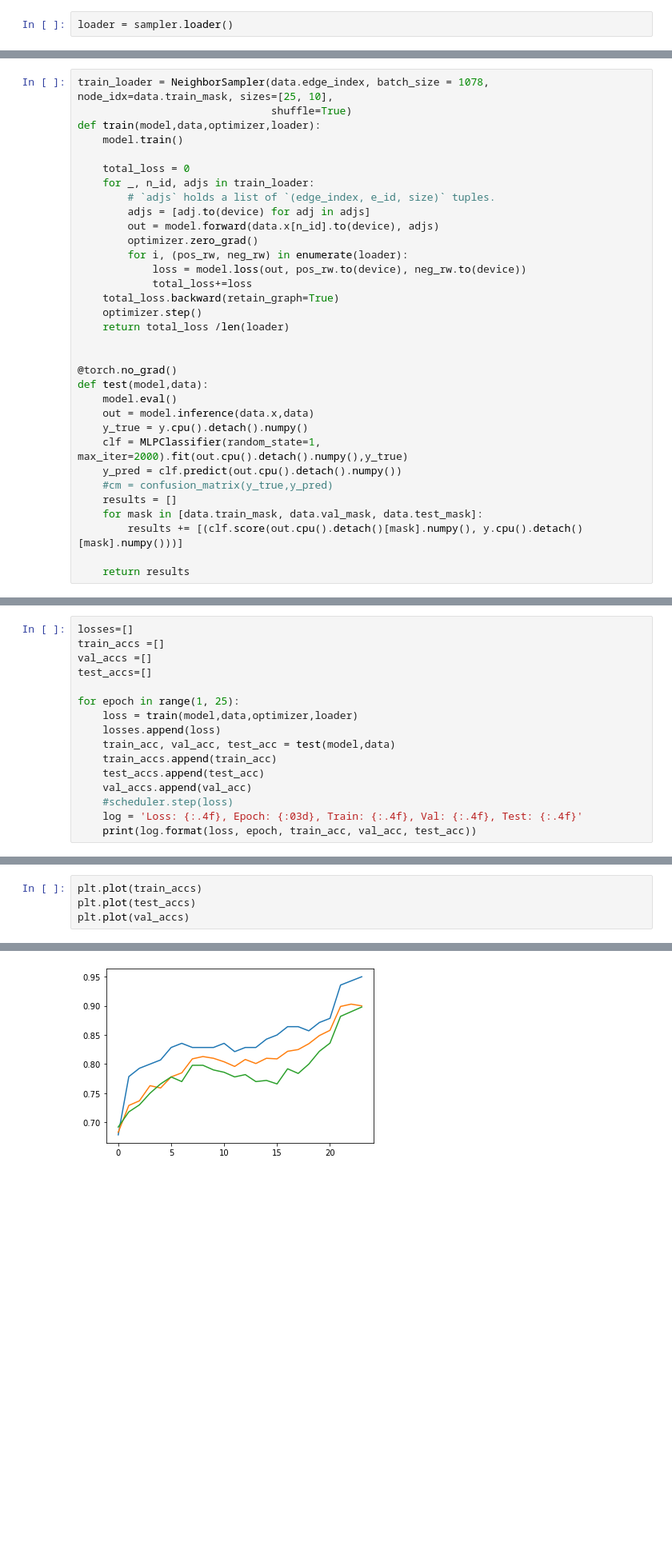
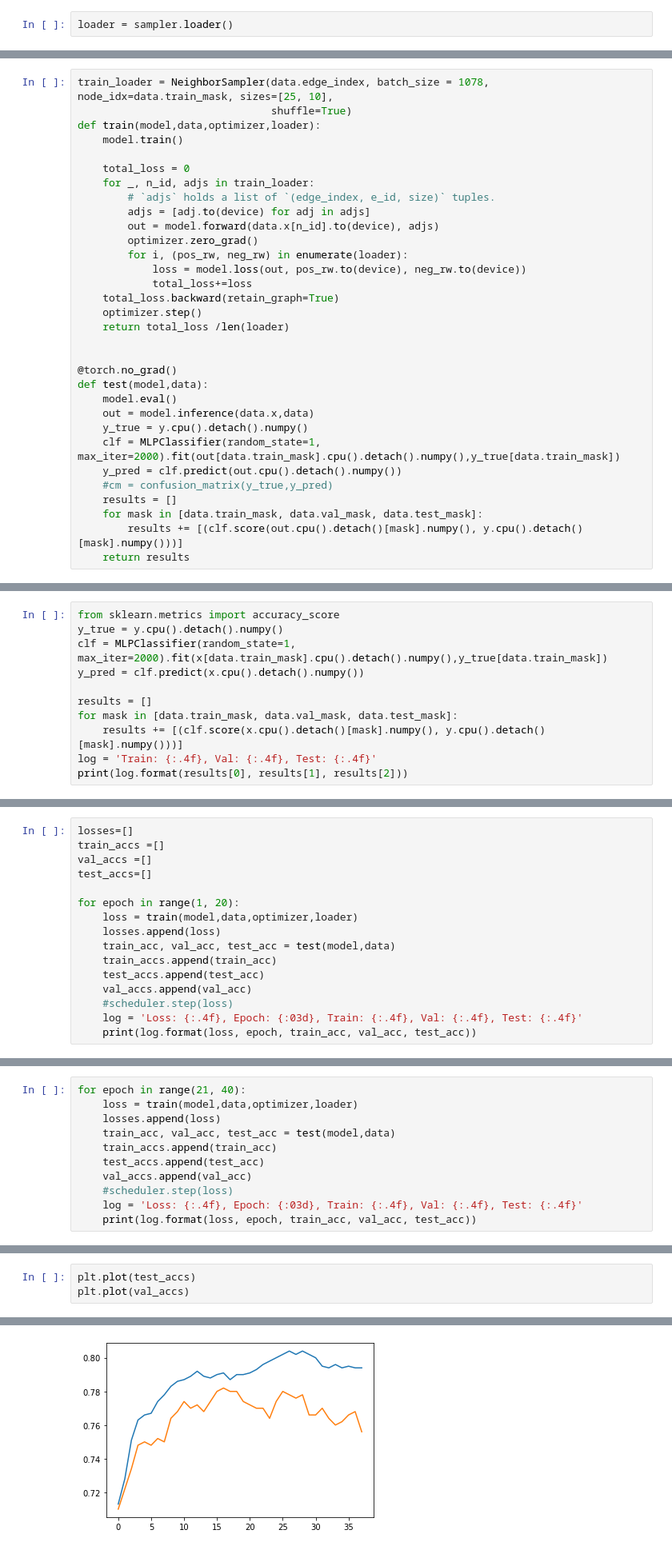
Before and after one commit to anpolol/MasterDegree, a Jupyter notebook: Code/My_RW_Neighbour.ipynb, the cells around one changed output, grey strips where cells are left out. Shown: that part at 80% size. Cells and saved outputs as stored; diff of their text form; blank space fills up the shorter version.

```diff
--- a/Code/My_RW_Neighbour.ipynb
+++ b/Code/My_RW_Neighbour.ipynb
@@ -53,11 +53,10 @@ def test(model,data):
     model.eval()
     out = model.inference(data.x,data)
     y_true = y.cpu().detach().numpy()
-    clf = MLPClassifier(random_state=1, max_iter=2000).fit(out.cpu().detach().numpy(),y_true)
+    clf = MLPClassifier(random_state=1, max_iter=2000).fit(out[data.train_mask].cpu().detach().numpy(),y_true[data.train_mask])
     y_pred = clf.predict(out.cpu().detach().numpy())
     #cm = confusion_matrix(y_true,y_pred)
     results = []
     for mask in [data.train_mask, data.val_mask, data.test_mask]:
         results += [(clf.score(out.cpu().detach()[mask].numpy(), y.cpu().detach()[mask].numpy()))]
-
     return results
@@ -63,0 +65,11 @@ def test(model,data):
+# %%
+from sklearn.metrics import accuracy_score
+y_true = y.cpu().detach().numpy()
+clf = MLPClassifier(random_state=1, max_iter=2000).fit(x[data.train_mask].cpu().detach().numpy(),y_true[data.train_mask])
+y_pred = clf.predict(x.cpu().detach().numpy())
+
+results = []
+for mask in [data.train_mask, data.val_mask, data.test_mask]:
+    results += [(clf.score(x.cpu().detach()[mask].numpy(), y.cpu().detach()[mask].numpy()))]
+log = 'Train: {:.4f}, Val: {:.4f}, Test: {:.4f}'
+print(log.format(results[0], results[1], results[2]))
@@ -67,7 +83,7 @@ train_accs =[]
 val_accs =[]
 test_accs=[]
 
-for epoch in range(1, 25):
+for epoch in range(1, 20):
     loss = train(model,data,optimizer,loader)
     losses.append(loss)
     train_acc, val_acc, test_acc = test(model,data)
@@ -97,0 +116,11 @@ Loss: 1.3404, Epoch: 024, Train: 0.9500, Val: 0.8980, Test: 0.9000
+# %%
+for epoch in range(21, 40):
+    loss = train(model,data,optimizer,loader)
+    losses.append(loss)
+    train_acc, val_acc, test_acc = test(model,data)
+    train_accs.append(train_acc)
+    test_accs.append(test_acc)
+    val_accs.append(val_acc)
+    #scheduler.step(loss)
+    log = 'Loss: {:.4f}, Epoch: {:03d}, Train: {:.4f}, Val: {:.4f}, Test: {:.4f}'
+    print(log.format(loss, epoch, train_acc, val_acc, test_acc))
@@ -103,7 +152,6 @@ plt.plot(losses)
 # %%
-plt.plot(train_accs)
 plt.plot(test_accs)
 plt.plot(val_accs)
 # %% [output]
 [<matplotlib.lines.Line2D at 0x...>]
-[figure, old version]
+[figure, new version]
```
Also changed, not shown: parts of 7 cells of this notebook, 1 other file.
